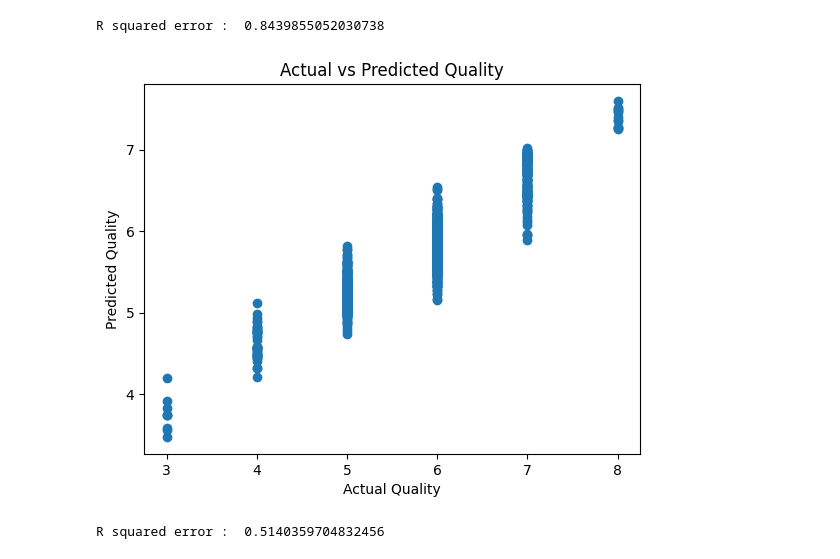
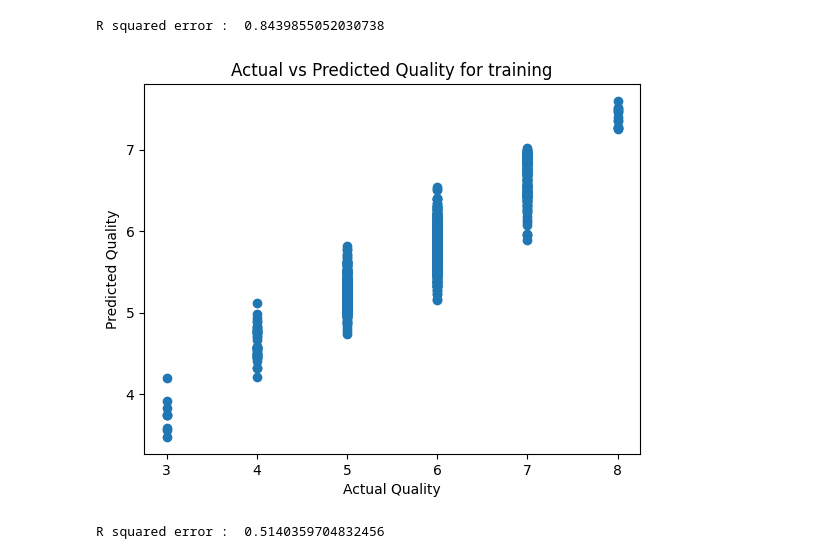
Before and after one commit to sergekamanzi/wine_quality, a Jupyter notebook: red_wine_quality_predictor.ipynb, the cells around one changed output. Cells and saved outputs as stored; diff of their text form; code cells hidden in the pictures.

```diff
--- a/red_wine_quality_predictor.ipynb
+++ b/red_wine_quality_predictor.ipynb
@@ -75,12 +75,12 @@ R squared error :  0.8439855052030738
 # %%
 
 plt.scatter(y_train, training_pred)
 plt.xlabel("Actual Quality")
 plt.ylabel("Predicted Quality")
-plt.title("Actual vs Predicted Quality")
+plt.title("Actual vs Predicted Quality for training")
 plt.show()
 # %% [output]
-[figure, old version]
+[figure, new version]
 # %%
 testing_pred = model_fit.predict(x_test)
 # %%
```
Also changed, not shown: parts of 1 cell of this notebook.
